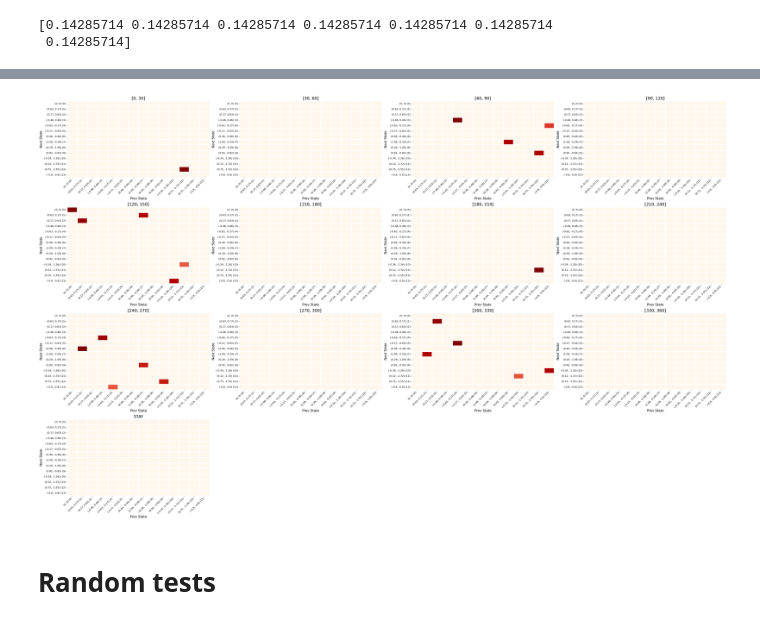
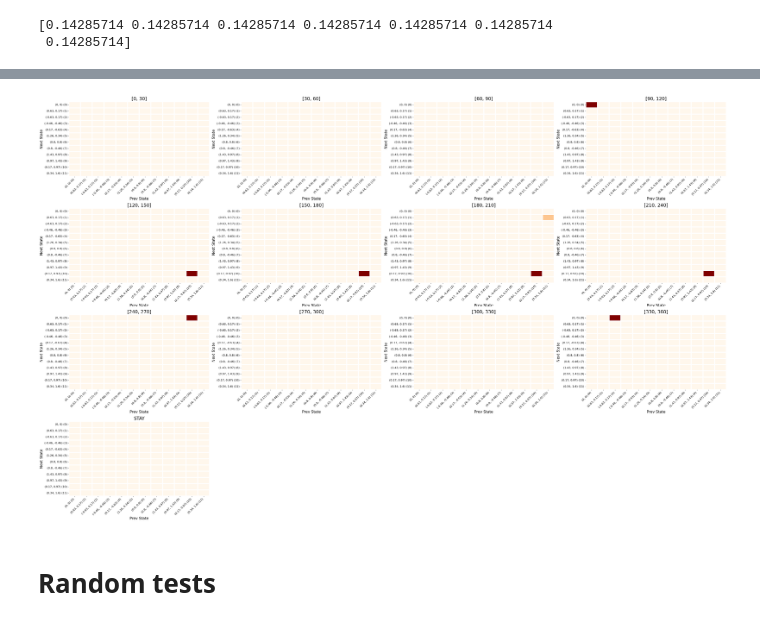
Before and after one commit to decide-ugent/aimapp, a Jupyter notebook: map_dm_nav/Node_mapping_tests.ipynb, the cells around one changed output, grey strips where cells are left out. Cells and saved outputs as stored; diff of their text form; code cells hidden in the pictures.

```diff
--- a/map_dm_nav/Node_mapping_tests.ipynb
+++ b/map_dm_nav/Node_mapping_tests.ipynb
@@ -1228,5 +1228,5 @@ class Ours_V5(Agent):
 # %%
-ours = Ours_V4_RW1(num_obs=2, num_states=2, n_actions=13, influence_radius=0.5,robot_dim=0.3)
+ours = Ours_V5_RW(num_obs=14, num_states=14, n_actions=13, influence_radius=0.5,robot_dim=0.3)
 # %%
 stop
 # %% [output]
@@ -1333,18 +1384,3 @@ odom_step3 = [pose[0],pose[1],theta]
 
 p_idx_step3 = ours.PoseMemory.pose_to_id(odom_step3)
 obstacle_dists_step3 = eval(csvfile['ob_dists'].values[excel_step])
-# %%
-ours.action = np.array([action_step3])
-ours.PoseMemory.update_odom_given_pose(odom_step3[:2])
-ours.step_time()
-ours.update_A_dim_given_obs([ob_id_step3 ,p_idx_step3], null_proba=[False,False])
-_, Qs = ours.infer_states([ob_id_step3 ,p_idx_step3], distr_obs=False, save_hist=False)
-print('prior on believed state; action', ours.action, 'colour_ob:', ob_id_step3 , 'inf pose:',odom_step3,'belief:', Qs[0].round(3))
-
-ours.update_believes_with_obs(Qs,action=action_step3, obs=[ob_id_step3 ,p_idx_step3])
-_, qs = ours.infer_states([ob_id_step3 ,p_idx_step3], distr_obs=False, save_hist=False)
-
-print(qs[0].round(3))
-# # agent_state_mapping for TEST PURPOSES
-ours.update_agent_state_mapping(tuple(odom_step3[:2]), [ob_id_step3 ,p_idx_step3], qs[0])
-ours.update_transition_nodes(obstacle_dist_per_actions=obstacle_dists_step3)
@@ -1368,18 +1425,3 @@ odom_step4 = [pose[0],pose[1],theta]
 
 p_idx_step4 = ours.PoseMemory.pose_to_id(odom_step4)
 obstacle_dists_step4= eval(csvfile['ob_dists'].values[excel_step])
-# %%
-ours.action = np.array([action_step4])
-ours.PoseMemory.update_odom_given_pose(odom_step4[:2])
-ours.step_time()
-ours.update_A_dim_given_obs([ob_id_step4 ,p_idx_step4], null_proba=[False,False])
-_, Qs = ours.infer_states([ob_id_step4 ,p_idx_step4], distr_obs=False, save_hist=False)
-print('prior on believed state; action', ours.action, 'colour_ob:', ob_id_step4 , 'inf pose:',odom_step4,'belief:', Qs[0].round(3))
-
-ours.update_believes_with_obs(Qs,action=action_step4, obs=[ob_id_step4 ,p_idx_step4])
-_, qs = ours.infer_states([ob_id_step4 ,p_idx_step4], distr_obs=False, save_hist=False)
-
-print(qs[0].round(3))
-# # agent_state_mapping for TEST PURPOSES
-ours.update_agent_state_mapping(tuple(odom_step4[:2]), [ob_id_step4 ,p_idx_step4], qs[0])
-ours.update_transition_nodes(obstacle_dist_per_actions=obstacle_dists_step4)
@@ -1633,7 +1699,7 @@ print(ours.B[0][:,5,1])
 # %%
 B_v1_test1_ob = ours.B[0][:]
 # %%
-V_v0_test1_ob = ours.B[0][:]
+V_v1_test1_ob = ours.B[0][:]
 # %%
 B_plot = plot_transitions(ours.B[0], ours.agent_state_mapping, ours.possible_actions)
 # %% [output]
@@ -1645,7 +1711,7 @@ B_plot = plot_transitions(ours.B[0], ours.agent_state_mapping, ours.possible_act
 # %%
-B_plot_compare = compare_B1_B2_plots(V_v0_test1_ob, B_v1_test1_ob, ours.agent_state_mapping, ours.possible_actions)
+B_plot_compare = compare_B1_B2_plots(B_v1_test1_ob, V_v1_test1_ob, ours.agent_state_mapping, ours.possible_actions)
 # %% [output]
-[figure, old version]
+[figure, new version]
 # %% [markdown]
 # Random tests
 # %%
```
Also changed, not shown: parts of 16 cells of this notebook, 1 other file.
